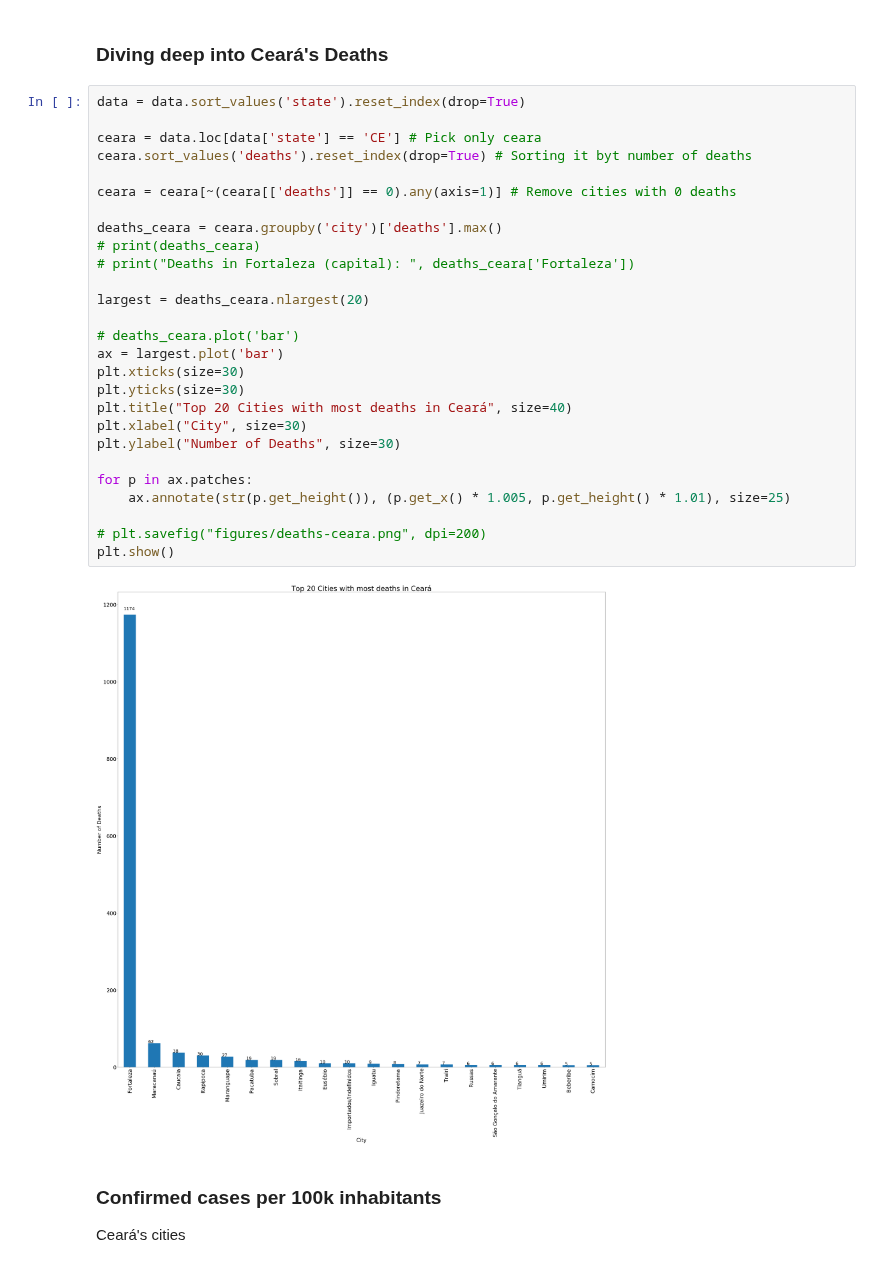
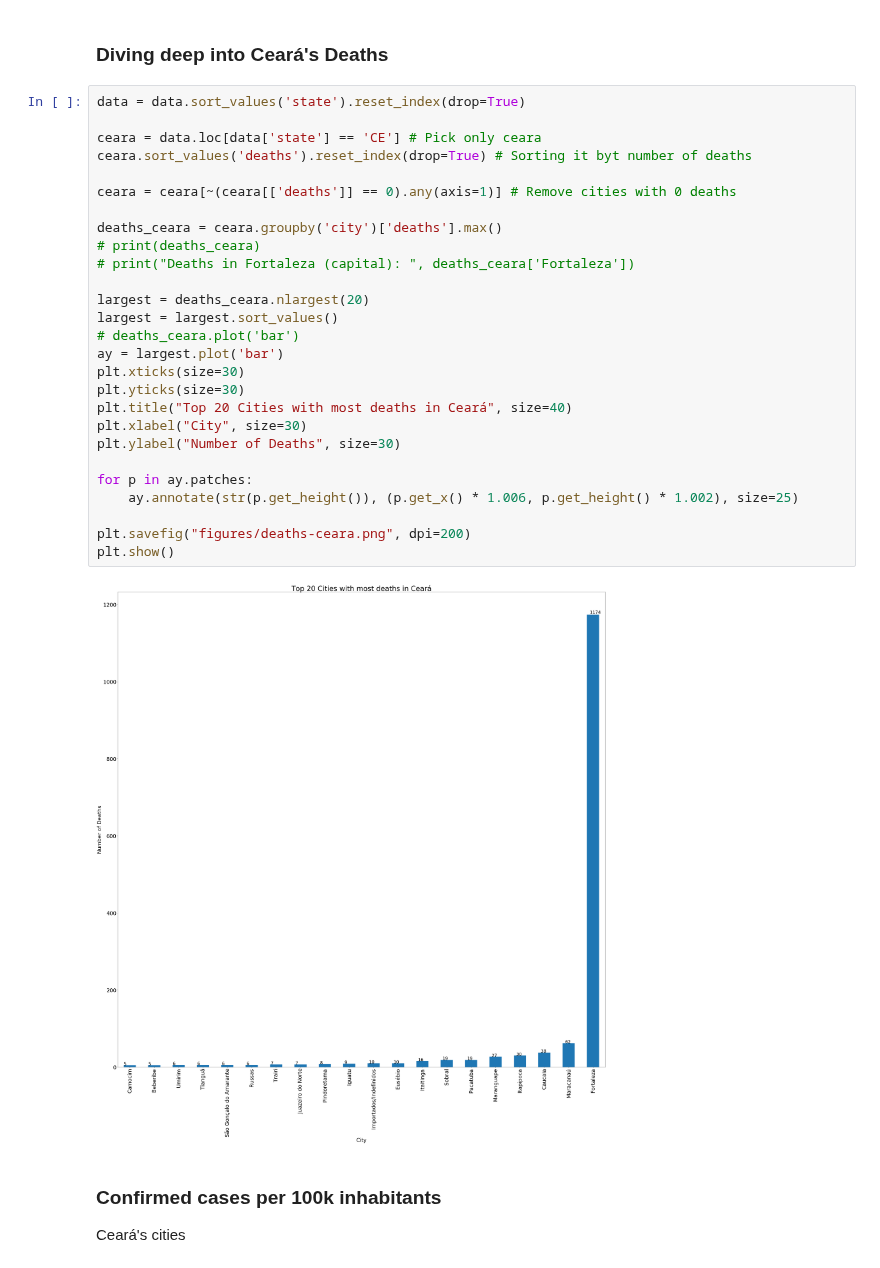
Before and after one commit to romulofff/covid19, a Jupyter notebook: covid19-analysis.ipynb, the cells around one changed output. Saved outputs shown, nothing was run; the diff lists cells and outputs as text.

```diff
--- a/covid19-analysis.ipynb
+++ b/covid19-analysis.ipynb
@@ -40,32 +40,32 @@ plt.show()
 # %%
 data = data.sort_values('state').reset_index(drop=True)
 
 ceara = data.loc[data['state'] == 'CE'] # Pick only ceara
 ceara.sort_values('deaths').reset_index(drop=True) # Sorting it byt number of deaths
 
 ceara = ceara[~(ceara[['deaths']] == 0).any(axis=1)] # Remove cities with 0 deaths
 
 deaths_ceara = ceara.groupby('city')['deaths'].max()
 # print(deaths_ceara)
 # print("Deaths in Fortaleza (capital): ", deaths_ceara['Fortaleza'])
 
 largest = deaths_ceara.nlargest(20)
-
+largest = largest.sort_values()
 # deaths_ceara.plot('bar')
-ax = largest.plot('bar')
+ay = largest.plot('bar')
 plt.xticks(size=30)
 plt.yticks(size=30)
 plt.title("Top 20 Cities with most deaths in Ceará", size=40)
 plt.xlabel("City", size=30)
 plt.ylabel("Number of Deaths", size=30)
 
-for p in ax.patches:
-    ax.annotate(str(p.get_height()), (p.get_x() * 1.005, p.get_height() * 1.01), size=25)
+for p in ay.patches:
+    ay.annotate(str(p.get_height()), (p.get_x() * 1.006, p.get_height() * 1.002), size=25)
 
-# plt.savefig("figures/deaths-ceara.png", dpi=200)
+plt.savefig("figures/deaths-ceara.png", dpi=200)
 plt.show()
 # %% [output]
-[figure, old version]
+[figure, new version]
 # %% [markdown]
 ### Confirmed cases per 100k inhabitants
 Ceará's cities
```
Also changed, not shown: parts of 3 cells of this notebook, 4 other files.
